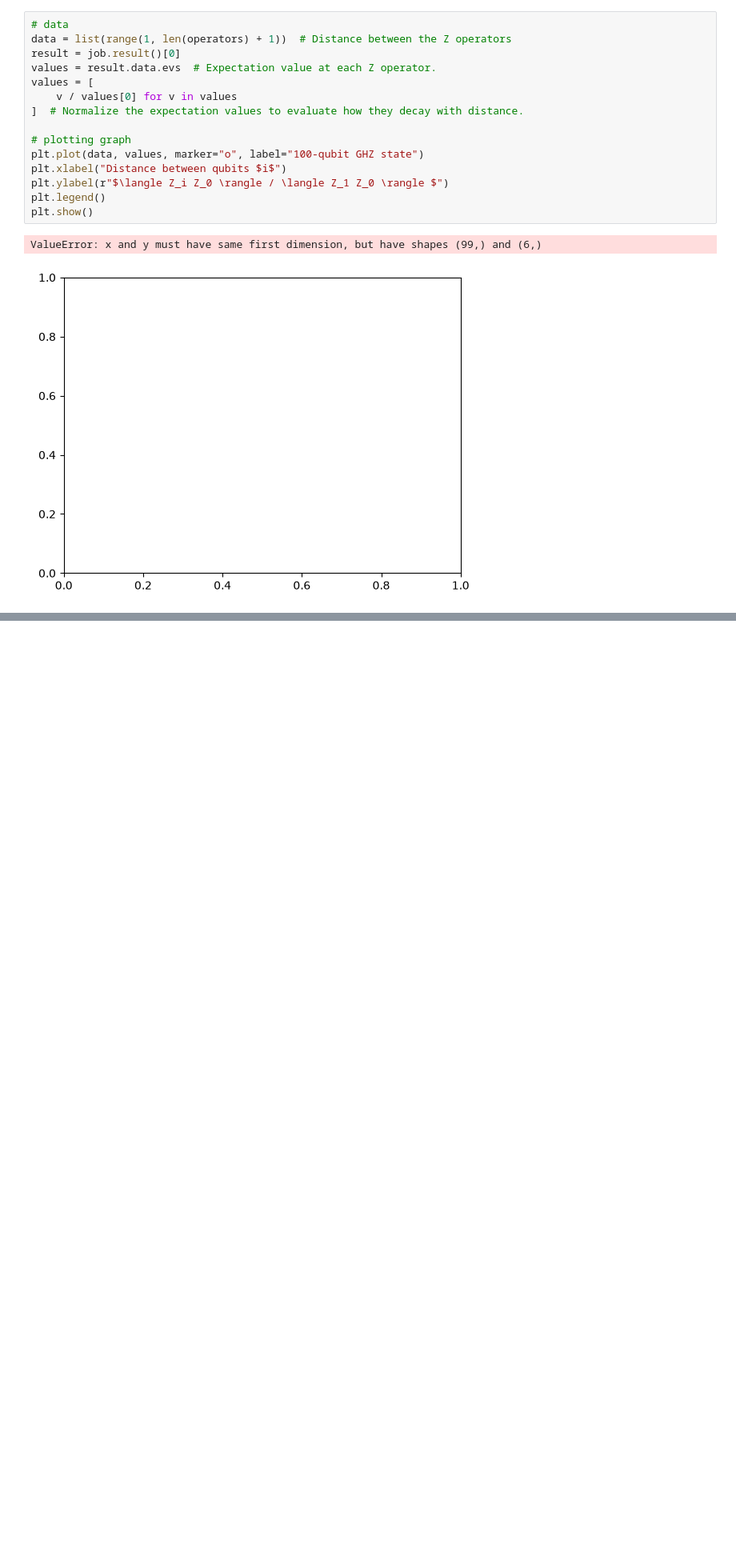
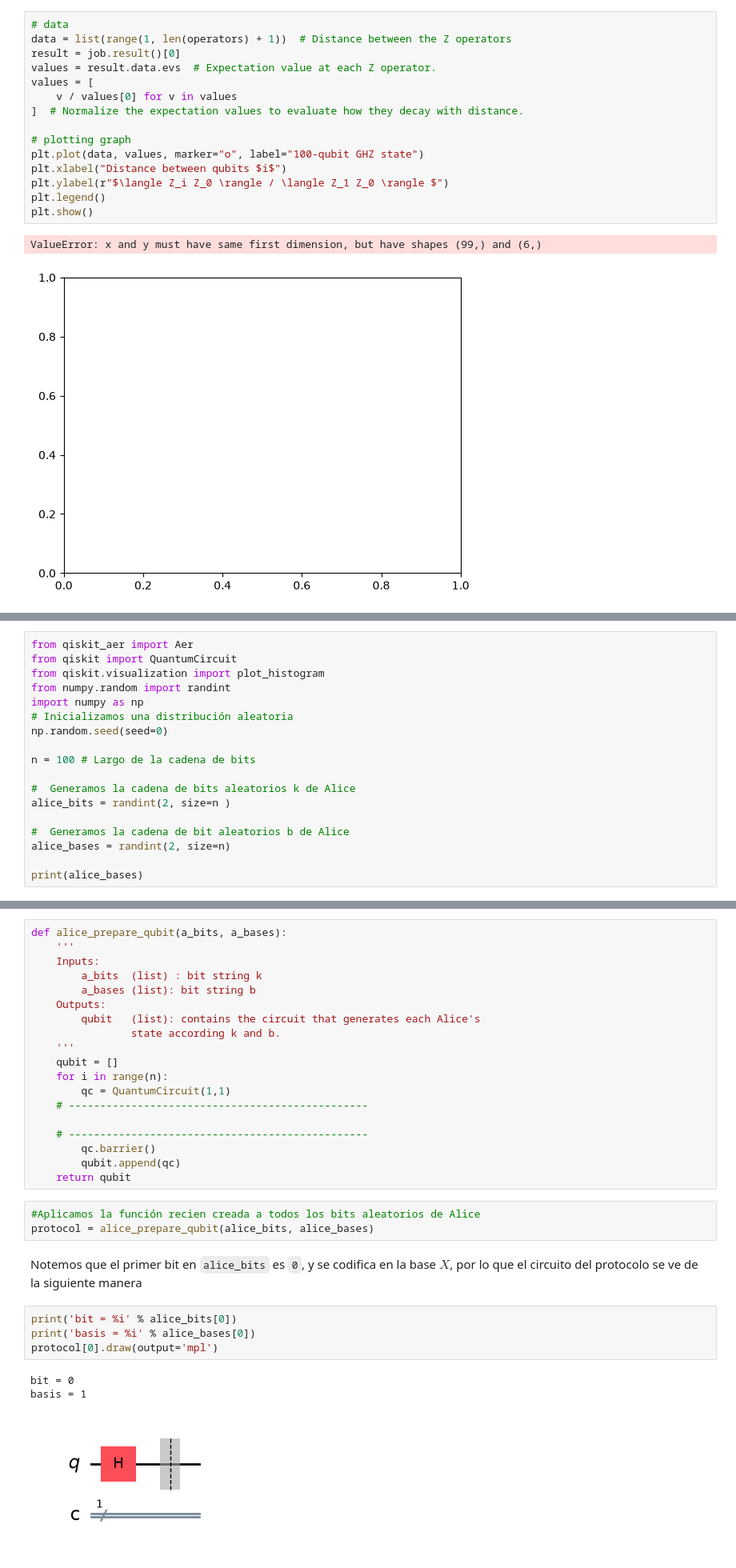
Before and after one commit to troncos22/QTD, a Jupyter notebook: clase_qiskit.ipynb, the cells around one changed output, grey strips where cells are left out. Shown at 80% size. Drawn from its saved outputs; the diff is of its cells as text; blank space fills up the shorter version.

```diff
--- a/clase_qiskit.ipynb
+++ b/clase_qiskit.ipynb
@@ -702,0 +701,18 @@ plt.show()
+# %%
+from qiskit_aer import Aer
+from qiskit import QuantumCircuit
+from qiskit.visualization import plot_histogram
+from numpy.random import randint
+import numpy as np
+# Inicializamos una distribución aleatoria
+np.random.seed(seed=0)
+
+n = 100 # Largo de la cadena de bits
+
+#  Generamos la cadena de bits aleatorios k de Alice
+alice_bits = randint(2, size=n )
+
+#  Generamos la cadena de bit aleatorios b de Alice
+alice_bases = randint(2, size=n)
+
+print(alice_bases)
@@ -702,0 +729,32 @@ plt.show()
+# %%
+def alice_prepare_qubit(a_bits, a_bases):
+    '''
+    Inputs:
+        a_bits  (list) : bit string k
+        a_bases (list): bit string b
+    Outputs:
+        qubit   (list): contains the circuit that generates each Alice's
+                state according k and b.
+    '''
+    qubit = []
+    for i in range(n):
+        qc = QuantumCircuit(1,1)
+    # ------------------------------------------------
+
+    # ------------------------------------------------
+        qc.barrier()
+        qubit.append(qc)
+    return qubit
+# %%
+#Aplicamos la función recien creada a todos los bits aleatorios de Alice
+protocol = alice_prepare_qubit(alice_bits, alice_bases)
+# %% [markdown]
+Notemos que el primer bit en `alice_bits` es `0`, y se codifica en la base $X$, por lo que el circuito del protocolo se ve de la siguiente manera
+# %%
+print('bit = %i' % alice_bits[0])
+print('basis = %i' % alice_bases[0])
+protocol[0].draw(output='mpl')
+# %% [output]
+bit = 0
+basis = 1
+[figure, added]
```
Also changed, not shown: parts of 35 cells of this notebook.
